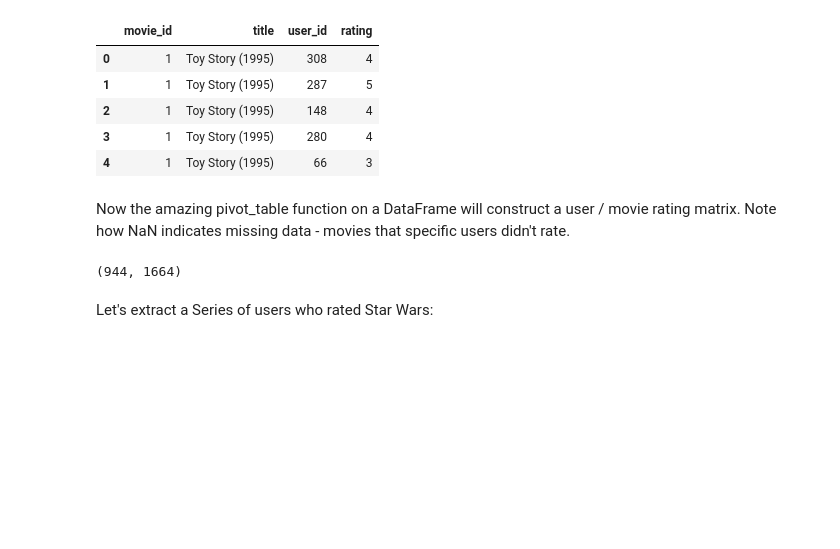
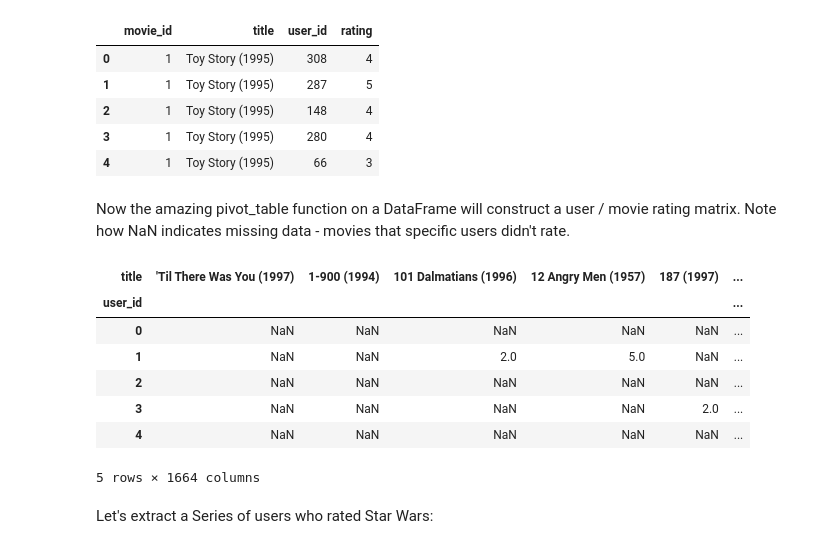
Before and after one commit to Venkatpandey/DataScience_ML, a Jupyter notebook: SimilarMovies.ipynb, the cells around one changed output. Saved outputs shown, nothing was run; the diff lists cells and outputs as text; code cells hidden in the pictures; blank space fills up the shorter version.

```diff
--- a/SimilarMovies.ipynb
+++ b/SimilarMovies.ipynb
@@ -13,10 +13,10 @@ We'll start by loading up the MovieLens dataset. Using Pandas, we can very quick
 import pandas as pd
 
 r_cols = ['user_id', 'movie_id', 'rating']
-ratings = pd.read_csv('/content/drive/MyDrive/Colab Notebooks/MLCourse/ml-100k/u.data', sep='\t', names=r_cols, usecols=range(3), encoding="ISO-8859-1")
+ratings = pd.read_csv('/Users/venpan/Documents/myProjects/MLCourse/ml-100k/u.data', sep='\t', names=r_cols, usecols=range(3), encoding="ISO-8859-1")
 
 m_cols = ['movie_id', 'title']
-movies = pd.read_csv('/content/drive/MyDrive/Colab Notebooks/MLCourse/ml-100k/u.item', sep='|', names=m_cols, usecols=range(2), encoding="ISO-8859-1")
+movies = pd.read_csv('/Users/venpan/Documents/myProjects/MLCourse/ml-100k/u.item', sep='|', names=m_cols, usecols=range(2), encoding="ISO-8859-1")
 
 ratings = pd.merge(movies, ratings)
 # %%
@@ -41,9 +41,16 @@ ratings.head()
 Now the amazing pivot_table function on a DataFrame will construct a user / movie rating matrix. Note how NaN indicates missing data - movies that specific users didn't rate.
 # %%
 movieRatings = ratings.pivot_table(index=['user_id'],columns=['title'],values='rating')
-movieRatings.shape
+movieRatings.head()
 # %% [output]
+| title | 'Til There Was You (1997) | 1-900 (1994) | 101 Dalmatians (1996) | 12 Angry Men (1957) | 187 (1997) | ... |
+| user_id |  |  |  |  |  | ... |
+| 0 | NaN | NaN | NaN | NaN | NaN | ... |
+| 1 | NaN | NaN | 2.0 | 5.0 | NaN | ... |
+| 2 | NaN | NaN | NaN | NaN | NaN | ... |
+| 3 | NaN | NaN | NaN | NaN | 2.0 | ... |
+| 4 | NaN | NaN | NaN | NaN | NaN | ... |
-(944, 1664)
+5 rows × 1664 columns
 # %% [markdown]
 Let's extract a Series of users who rated Star Wars:
 # %%
```
Also changed, not shown: 2 other files.
